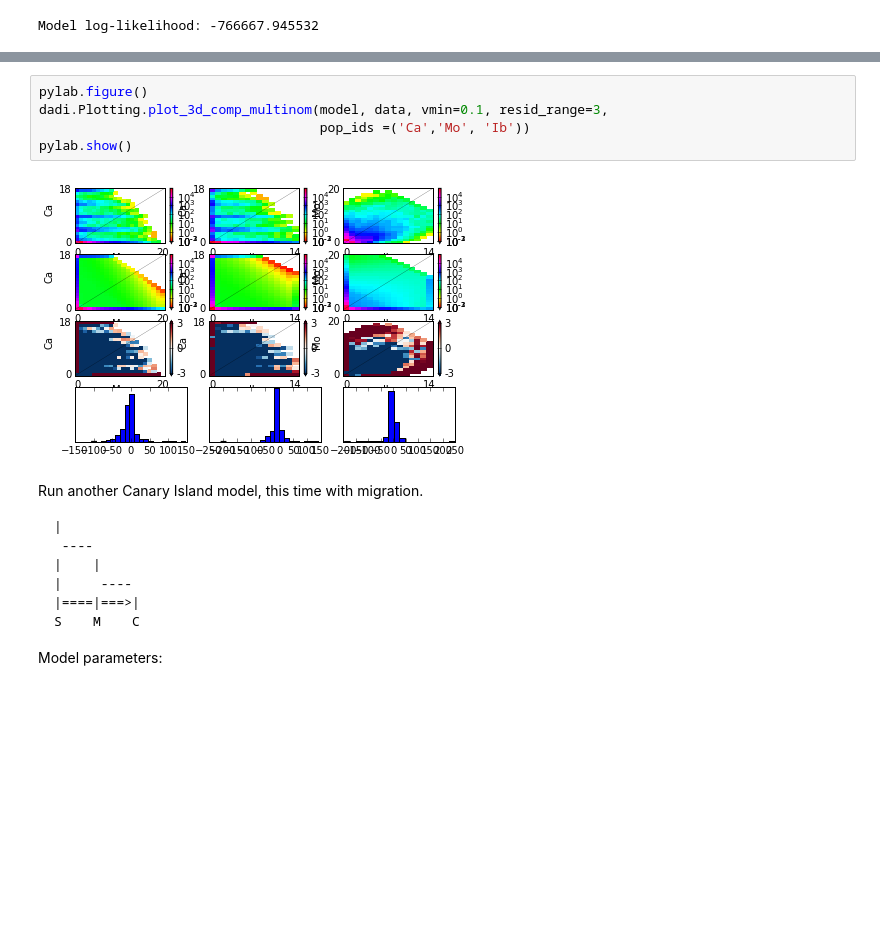
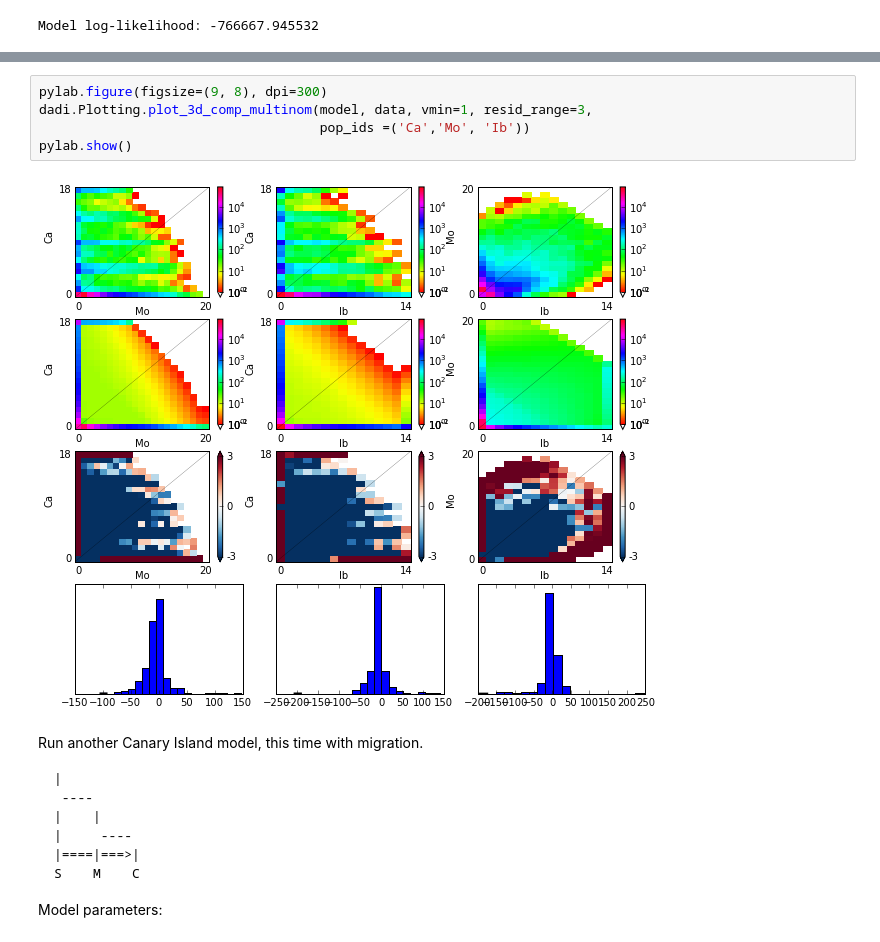
Before and after one commit to arundurvasula/AtCanary, a Jupyter notebook: scripts/Arabidopsis.ipynb, the cells around one changed output, grey strips where cells are left out. Saved outputs shown, nothing was run; the diff lists cells and outputs as text; blank space fills up the shorter version.

Commit message:
made figure bigger

```diff
--- a/scripts/Arabidopsis.ipynb
+++ b/scripts/Arabidopsis.ipynb
@@ -96,12 +96,12 @@ Optimized parameters array([ 1.29070798,  1.28882873,  1.83923194,  5.86421164,
         2.68556251,  1.60686402,  0.70728521])
 Optimized log-likelihood: -158927.545747
 # %%
-pylab.figure()
-dadi.Plotting.plot_3d_comp_multinom(model, data, vmin=0.1, resid_range=3,
+pylab.figure(figsize=(9, 8), dpi=300)
+dadi.Plotting.plot_3d_comp_multinom(model, data, vmin=1, resid_range=3,
                                     pop_ids =('Ca','Mo', 'Ib'))
 pylab.show()
 # %% [output]
-[figure, old version]
+[figure, new version]
 # %% [markdown]
 Run another Canary Island model, this time with migration.
 
```
